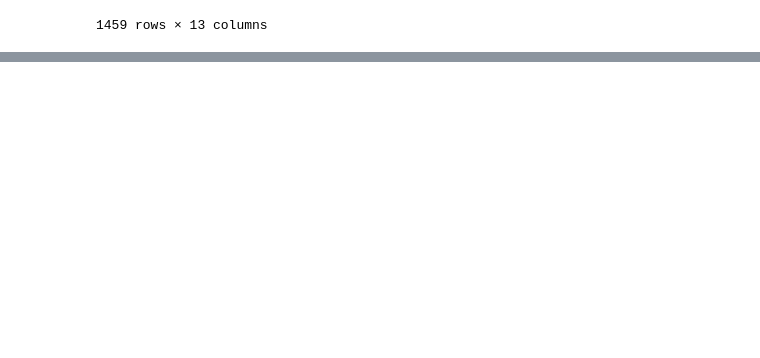
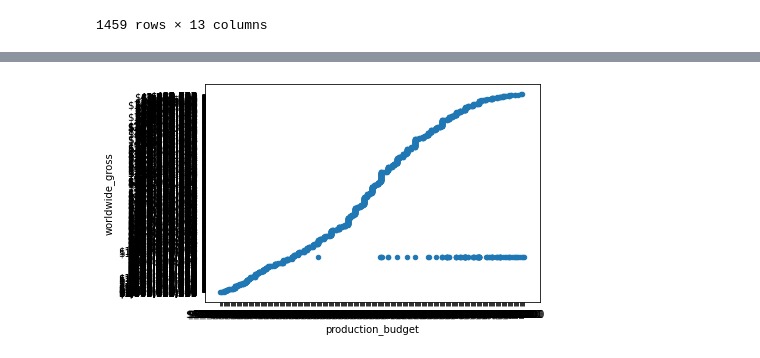
Before and after one commit to jnahra/dsc-phase-1-project, a Jupyter notebook: albert_phase1_notebook.ipynb, the cells around one changed output, grey strips where cells are left out. Saved outputs shown, nothing was run; the diff lists cells and outputs as text; code cells hidden in the pictures; blank space fills up the shorter version.

```diff
--- a/albert_phase1_notebook.ipynb
+++ b/albert_phase1_notebook.ipynb
@@ -1039,4 +1123,6 @@ plt.savefig('moviegenres.jpeg', bbox_inches = 'tight');
 # %%
 # scatter plot with averagerating vs. worldwide_gross
 
-dataset_cleaned.plot.scatter(x = 'production_budget', y = "worldwide_gross");
+dataset_final.plot.scatter(x = 'production_budget', y = "worldwide_gross");
+# %% [output]
+[figure, added]
```
Also changed, not shown: parts of 23 cells of this notebook, 2 other files.
